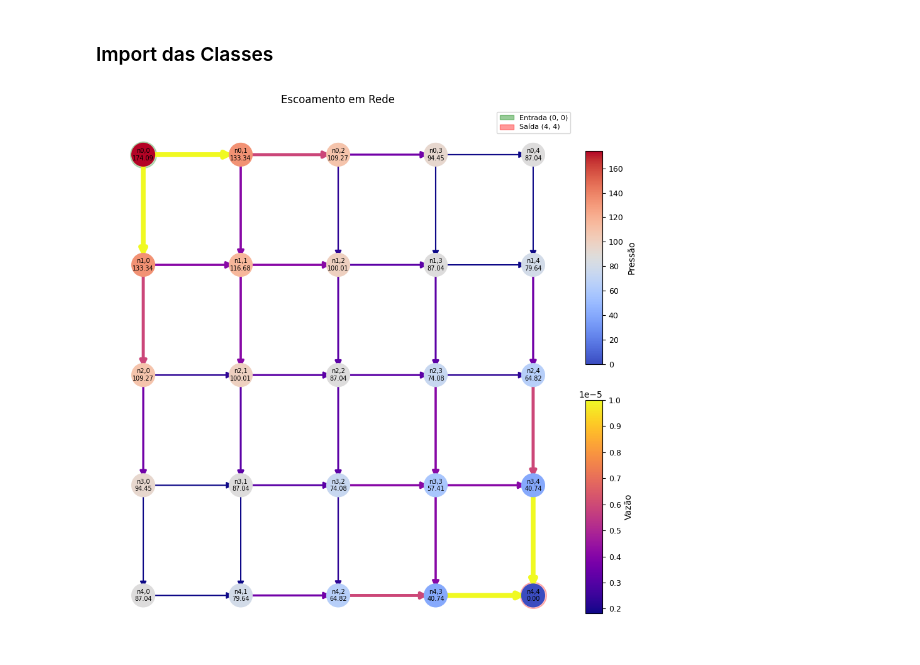
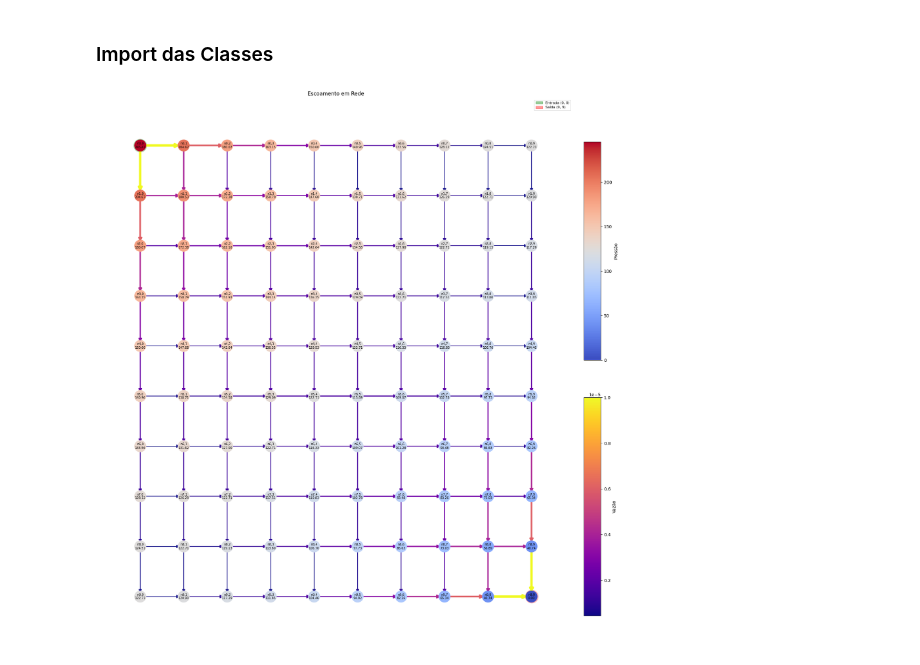
Before and after one commit to joaobalieiro/Classe_Problema_em_Redes, a Jupyter notebook: apresentacao_2.ipynb, the cells around one changed output. Drawn from its saved outputs; the diff is of its cells as text; code cells hidden in the pictures.

```diff
--- a/apresentacao_2.ipynb
+++ b/apresentacao_2.ipynb
@@ -9,8 +8,8 @@ from src.ProblemaP2 import ProblemaP2
 # %%
 from src.Exemplos import set_grid_p1
 
-p1 = set_grid_p1(5)
-p1.solve()
+p1 = set_grid_p1(10)
+p1.setup().solve()
 p1.plot_grid()
 # %% [output]
-[figure, old version]
+[figure, new version]
```
Also changed, not shown: parts of 11 cells of this notebook, 6 other files.
